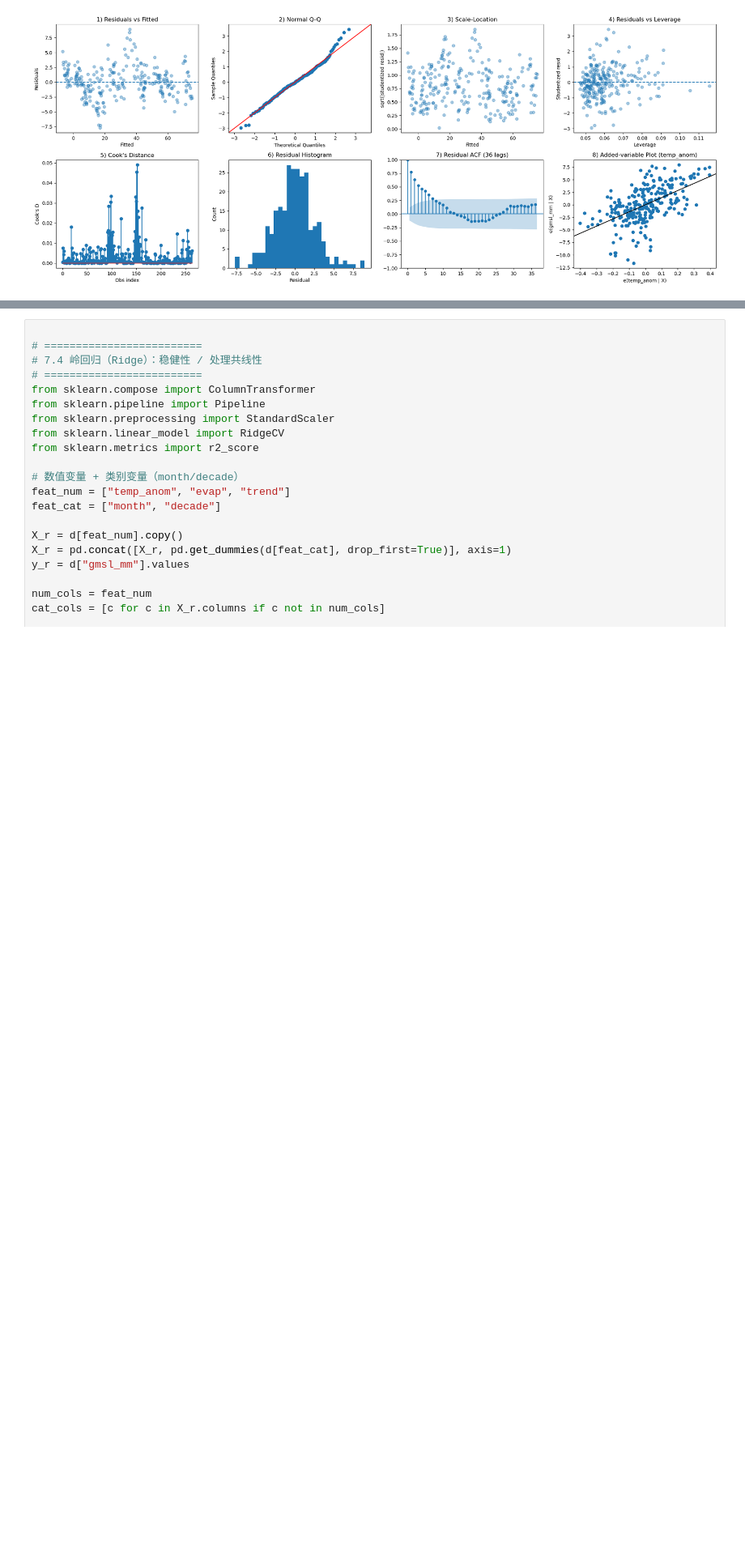
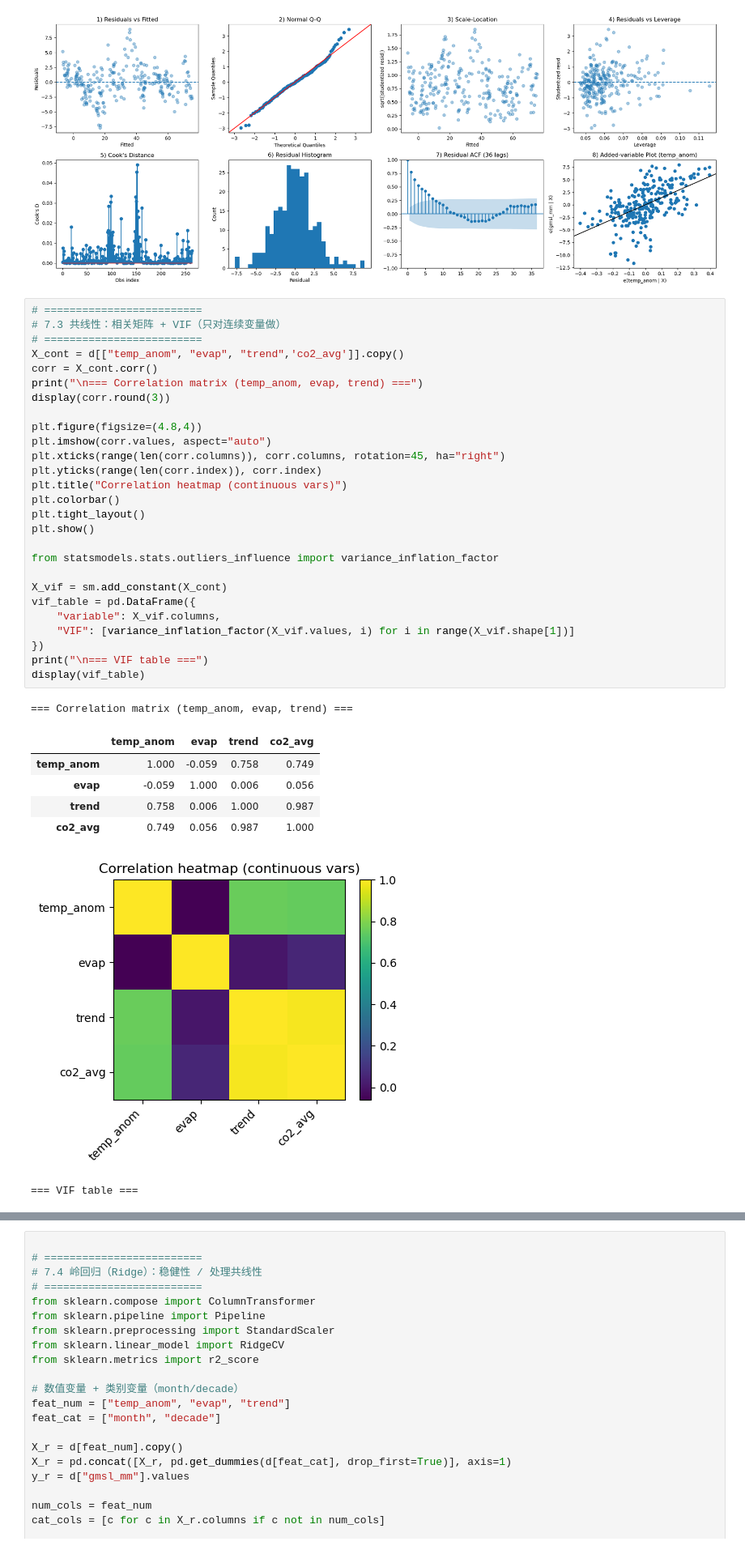
Before and after one commit to XinaiLU/5205_final_proj, a Jupyter notebook: 5205 final.ipynb, the cells around one changed output, grey strips where cells are left out. Shown at 81% size. Saved outputs shown, nothing was run; the diff lists cells and outputs as text; blank space fills up the shorter version.

Commit message:
corr

```diff
--- a/5205 final.ipynb
+++ b/5205 final.ipynb
@@ -854,3 +857,39 @@ plt.tight_layout()
 plt.show()
 # %% [output]
 [figure]
+# %%
+# =========================
+# 7.3 共线性：相关矩阵 + VIF（只对连续变量做）
+# =========================
+X_cont = d[["temp_anom", "evap", "trend",'co2_avg']].copy()
+corr = X_cont.corr()
+print("\n=== Correlation matrix (temp_anom, evap, trend) ===")
+display(corr.round(3))
+
+plt.figure(figsize=(4.8,4))
+plt.imshow(corr.values, aspect="auto")
+plt.xticks(range(len(corr.columns)), corr.columns, rotation=45, ha="right")
+plt.yticks(range(len(corr.index)), corr.index)
+plt.title("Correlation heatmap (continuous vars)")
+plt.colorbar()
+plt.tight_layout()
+plt.show()
+
+from statsmodels.stats.outliers_influence import variance_inflation_factor
+
+X_vif = sm.add_constant(X_cont)
+vif_table = pd.DataFrame({
+    "variable": X_vif.columns,
+    "VIF": [variance_inflation_factor(X_vif.values, i) for i in range(X_vif.shape[1])]
+})
+print("\n=== VIF table ===")
+display(vif_table)
+# %% [output]
+=== Correlation matrix (temp_anom, evap, trend) ===
+|  | temp_anom | evap | trend | co2_avg |
+| temp_anom | 1.000 | -0.059 | 0.758 | 0.749 |
+| evap | -0.059 | 1.000 | 0.006 | 0.056 |
+| trend | 0.758 | 0.006 | 1.000 | 0.987 |
+| co2_avg | 0.749 | 0.056 | 0.987 | 1.000 |
+[figure, added]
+=== VIF table ===
```
Also changed, not shown: parts of 2 cells of this notebook, 2 other files.
